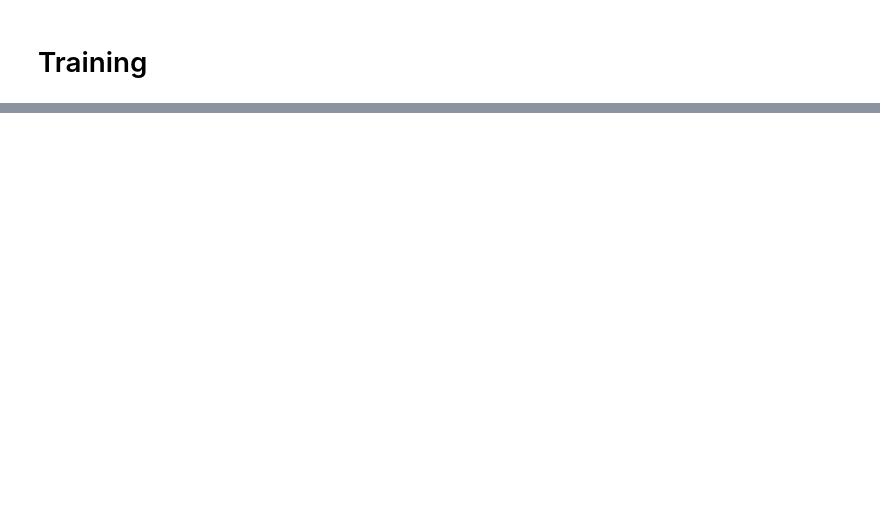
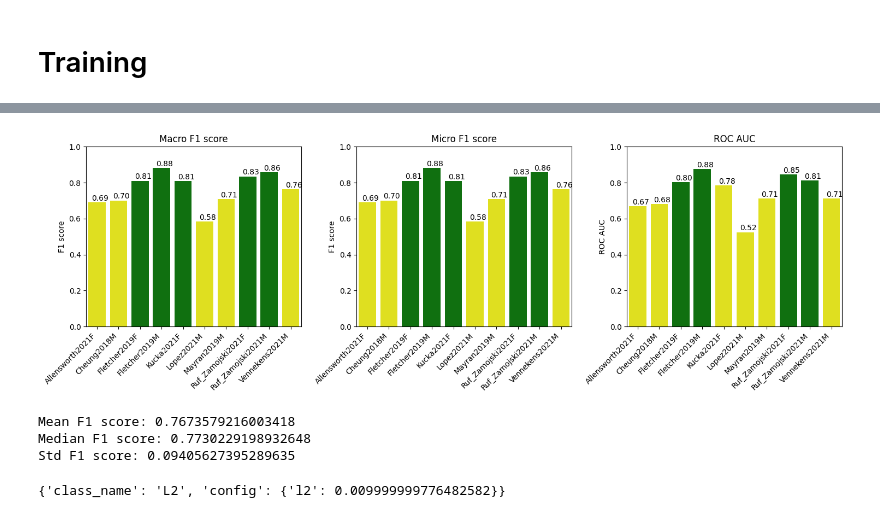
Before and after one commit to nicolaromano/corticotroph-heterogeneity, a Jupyter notebook: 09_train_models.ipynb, the cells around one changed output, grey strips where cells are left out. Cells and saved outputs as stored; diff of their text form; code cells hidden in the pictures; blank space fills up the shorter version.

```diff
--- a/09_train_models.ipynb
+++ b/09_train_models.ipynb
@@ -126,19 +308,0 @@ plt.tight_layout()
-# %%
-eval_res = trainer.evaluate_models()
-
-f1 = [r[1] for r in eval_res.values()]
-# barplot of the F1 scores, colored in red if the F1 score is below 0.5, yellow if below 0.8,
-# and green otherwise
-sns.barplot(x=list(eval_res.keys()), y=f1,
-            palette=['red' if f < 0.5 else 'yellow' if f < 0.8 else 'green' for f in f1])
-
-
-for i, v in enumerate(f1):
-    plt.text(i - 0.25, v + 0.01, f"{v:.2f}")
-plt.xticks(rotation=45, ha='right')
-plt.ylim([0, 1])
-plt.ylabel('F1 score')
-plt.show()
-
-for f in f1:
-    print(f"{f:.2f},", end="")
@@ -231,0 +309,44 @@ plt.tight_layout()
+# %%
+eval_res = trainer.evaluate_models()
+
+macro_f1 = [r["macro_f1_score"] for r in eval_res.values()]
+micro_f1 = [r["micro_f1_score"] for r in eval_res.values()]
+rocauc = [r["ROCAUC"] for r in eval_res.values()]
+
+# barplot of the F1 scores, colored in red if the F1 score is below 0.5, yellow if below 0.8,
+# and green otherwise
+fig, ax = plt.subplots(1, 3, figsize=(15, 5))
+
+sns.barplot(x=list(eval_res.keys()), y=macro_f1,
+            palette=['red' if f < 0.5 else 'yellow' if f < 0.8 else 'green' for f in macro_f1],
+            ax=ax[0])
+ax[0].set_title('Macro F1 score')
+ax[0].set_ylabel('F1 score')
+for i, v in enumerate(macro_f1):
+    ax[0].text(i - 0.25, v + 0.01, f"{v:.2f}")
+
+sns.barplot(x=list(eval_res.keys()), y=micro_f1,
+            palette=['red' if f < 0.5 else 'yellow' if f < 0.8 else 'green' for f in micro_f1],
+            ax=ax[1])
+ax[1].set_title('Micro F1 score')
+ax[1].set_ylabel('F1 score')
+for i, v in enumerate(micro_f1):
+    ax[1].text(i - 0.25, v + 0.01, f"{v:.2f}")
+
+sns.barplot(x=list(eval_res.keys()), y=rocauc,
+            palette=['red' if f < 0.5 else 'yellow' if f < 0.8 else 'green' for f in rocauc],
+            ax=ax[2])
+ax[2].set_title('ROC AUC')
+ax[2].set_ylabel('ROC AUC')
+for i, v in enumerate(rocauc):
+    ax[2].text(i - 0.25, v + 0.01, f"{v:.2f}")
+
+for a in ax:
+    a.set_ylim([0, 1])
+    a.set_xticklabels(a.get_xticklabels(), rotation=45, ha='right')
+
+plt.tight_layout()
+
+# for f in macro_f1:
+#     print(f"{f:.2f},", end="")
+# %% [output]
@@ -231,0 +363,14 @@ plt.tight_layout()
+[figure, added]
+# %%
+print("\nMean F1 score:", np.mean(f1))
+print("Median F1 score:", np.median(f1))
+print("Std F1 score:", np.std(f1))
+# %% [output]
+Mean F1 score: 0.7673579216003418
+Median F1 score: 0.7730229198932648
+Std F1 score: 0.09405627395289635
+# %%
+# get layer regularization type
+print(trainer.models["Cheung2018M"].layers[1].get_config()['kernel_regularizer'])
+# %% [output]
+{'class_name': 'L2', 'config': {'l2': 0.009999999776482582}}
```
Also changed, not shown: parts of 20 cells of this notebook, 1 other file.
